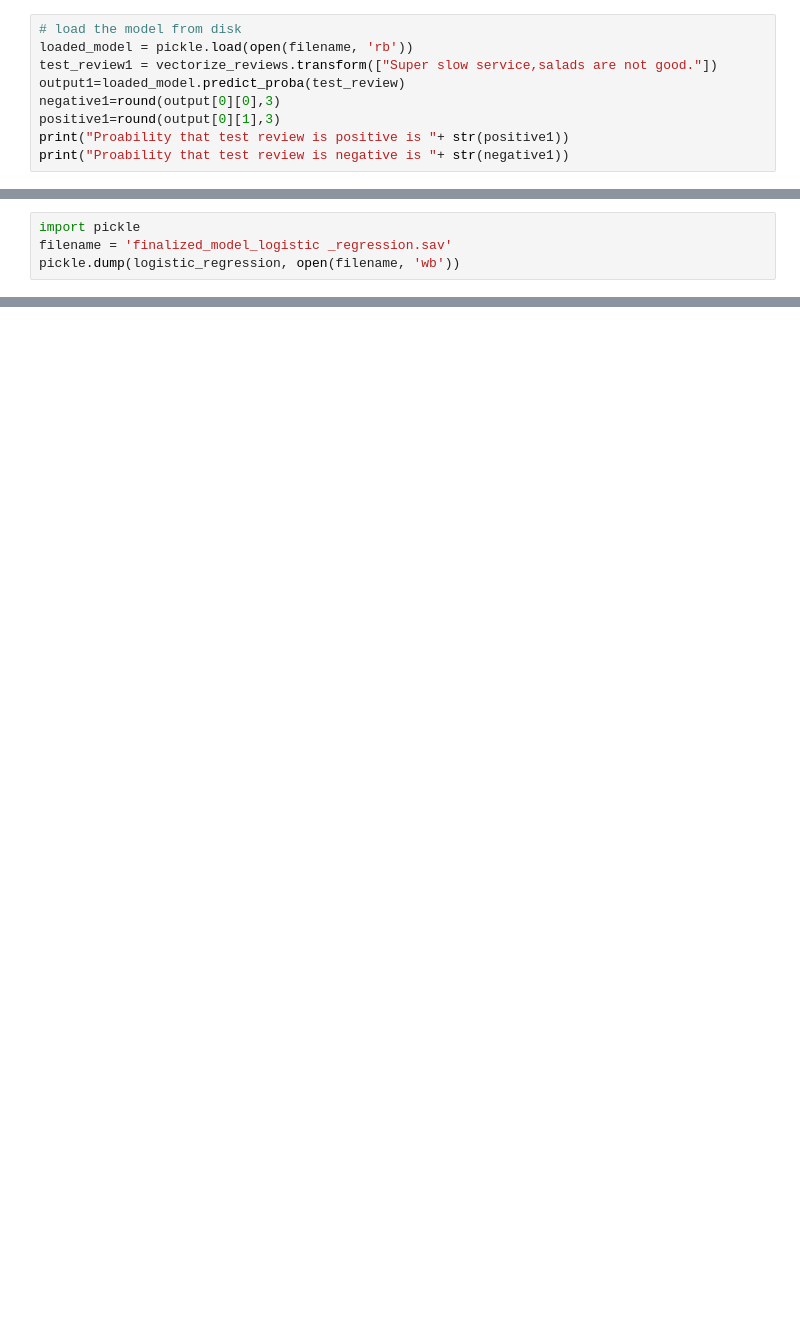
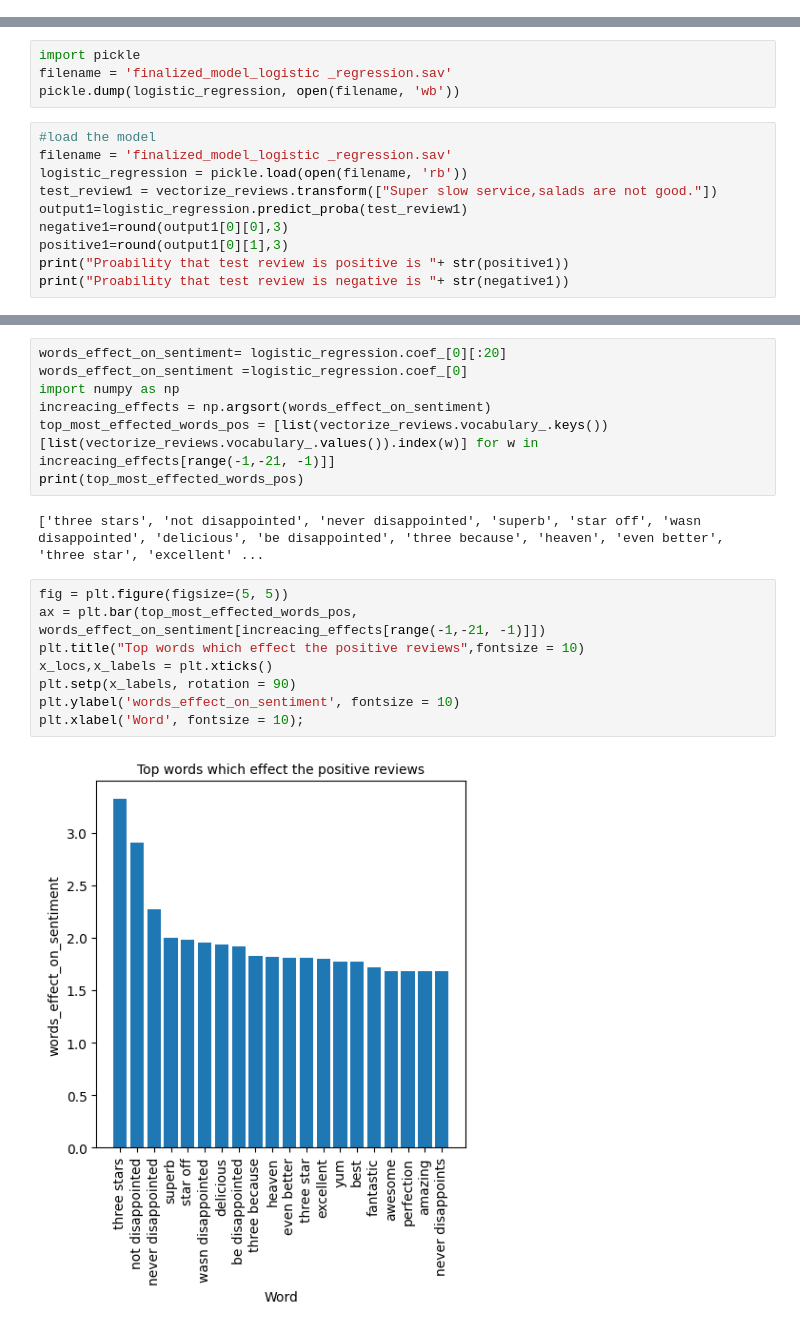
Before and after one commit to harshika14/CMPE-257_ProjectTeam12, a Jupyter notebook: code/app/02_review-sentiment-prediction_logistic-regression_Swapna.ipynb, the cells around one changed output, grey strips where cells are left out. Drawn from its saved outputs; the diff is of its cells as text; blank space fills up the shorter version.

Commit message:
Add code to visualize words that effect the sentiment of the reviews

```diff
--- a/code/app/02_review-sentiment-prediction_logistic-regression_Swapna.ipynb
+++ b/code/app/02_review-sentiment-prediction_logistic-regression_Swapna.ipynb
@@ -172,12 +173,3 @@ print("Proability that test review is negative is "+ str(negative))
 # %% [output]
 Proability that test review is positive is 0.134
 Proability that test review is negative is 0.866
-# %%
-# load the model from disk
-loaded_model = pickle.load(open(filename, 'rb'))
-test_review1 = vectorize_reviews.transform(["Super slow service,salads are not good."])
-output1=loaded_model.predict_proba(test_review)
-negative1=round(output[0][0],3)
-positive1=round(output[0][1],3)
-print("Proability that test review is positive is "+ str(positive1))
-print("Proability that test review is negative is "+ str(negative1))
@@ -188,3 +177,13 @@ Proability that test review is negative is 0.866
 import pickle
 filename = 'finalized_model_logistic _regression.sav'
 pickle.dump(logistic_regression, open(filename, 'wb'))
+# %%
+#load the model
+filename = 'finalized_model_logistic _regression.sav'
+logistic_regression = pickle.load(open(filename, 'rb'))
+test_review1 = vectorize_reviews.transform(["Super slow service,salads are not good."])
+output1=logistic_regression.predict_proba(test_review1)
+negative1=round(output1[0][0],3)
+positive1=round(output1[0][1],3)
+print("Proability that test review is positive is "+ str(positive1))
+print("Proability that test review is negative is "+ str(negative1))
@@ -190,0 +193,19 @@ pickle.dump(logistic_regression, open(filename, 'wb'))
+# %%
+words_effect_on_sentiment= logistic_regression.coef_[0][:20]
+words_effect_on_sentiment =logistic_regression.coef_[0]
+import numpy as np
+increacing_effects = np.argsort(words_effect_on_sentiment)
+top_most_effected_words_pos = [list(vectorize_reviews.vocabulary_.keys())[list(vectorize_reviews.vocabulary_.values()).index(w)] for w in increacing_effects[range(-1,-21, -1)]]
+print(top_most_effected_words_pos)
+# %% [output]
+['three stars', 'not disappointed', 'never disappointed', 'superb', 'star off', 'wasn disappointed', 'delicious', 'be disappointed', 'three because', 'heaven', 'even better', 'three star', 'excellent' ...
+# %%
+fig = plt.figure(figsize=(5, 5))
+ax = plt.bar(top_most_effected_words_pos, words_effect_on_sentiment[increacing_effects[range(-1,-21, -1)]])
+plt.title("Top words which effect the positive reviews",fontsize = 10)
+x_locs,x_labels = plt.xticks()
+plt.setp(x_labels, rotation = 90)
+plt.ylabel('words_effect_on_sentiment', fontsize = 10)
+plt.xlabel('Word', fontsize = 10);
+# %% [output]
+[figure, added]
```
Also changed, not shown: parts of 5 cells of this notebook, 1 other file.
